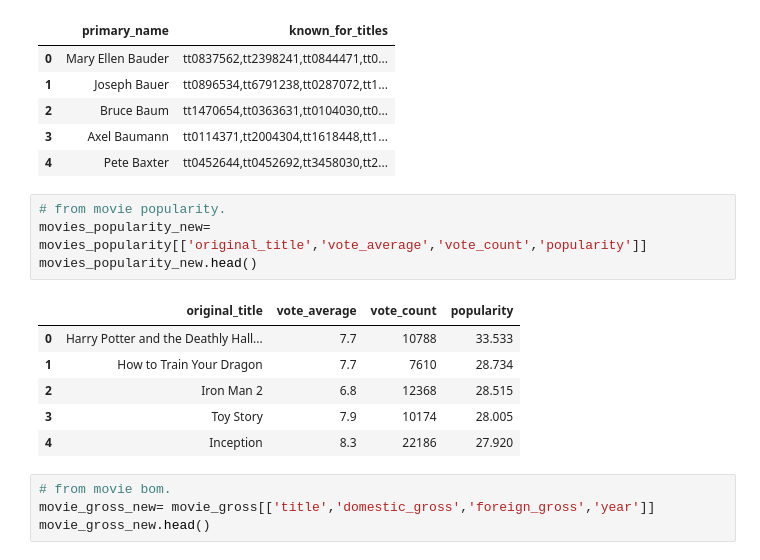
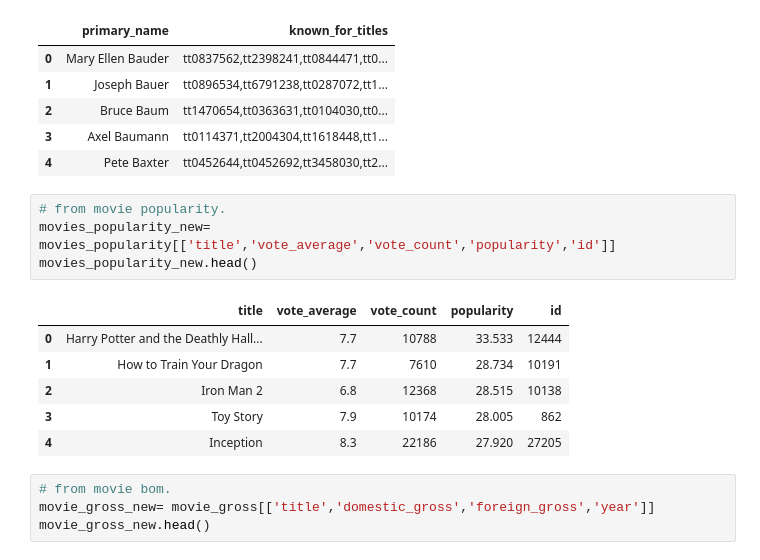
Before and after one commit to much-sly/phase-1-project, a Jupyter notebook: Phase 1 Project.ipynb, the cells around one changed output. Saved outputs shown, nothing was run; the diff lists cells and outputs as text.

```diff
--- a/Phase 1 Project.ipynb
+++ b/Phase 1 Project.ipynb
@@ -171,15 +171,15 @@ name_basics_new.head()
 | 4 | Pete Baxter | tt0452644,tt0452692,tt3458030,tt2... |
 # %%
 # from movie popularity.
-movies_popularity_new= movies_popularity[['original_title','vote_average','vote_count','popularity']]
+movies_popularity_new= movies_popularity[['title','vote_average','vote_count','popularity','id']]
 movies_popularity_new.head()
 # %% [output]
-|  | original_title | vote_average | vote_count | popularity |
-| 0 | Harry Potter and the Deathly Hall... | 7.7 | 10788 | 33.533 |
-| 1 | How to Train Your Dragon | 7.7 | 7610 | 28.734 |
-| 2 | Iron Man 2 | 6.8 | 12368 | 28.515 |
-| 3 | Toy Story | 7.9 | 10174 | 28.005 |
-| 4 | Inception | 8.3 | 22186 | 27.920 |
+|  | title | vote_average | vote_count | popularity | id |
+| 0 | Harry Potter and the Deathly Hall... | 7.7 | 10788 | 33.533 | 12444 |
+| 1 | How to Train Your Dragon | 7.7 | 7610 | 28.734 | 10191 |
+| 2 | Iron Man 2 | 6.8 | 12368 | 28.515 | 10138 |
+| 3 | Toy Story | 7.9 | 10174 | 28.005 | 862 |
+| 4 | Inception | 8.3 | 22186 | 27.920 | 27205 |
 # %%
 # from movie bom.
 movie_gross_new= movie_gross[['title','domestic_gross','foreign_gross','year']]
```
Also changed, not shown: parts of 62 cells of this notebook, 13 other files.
